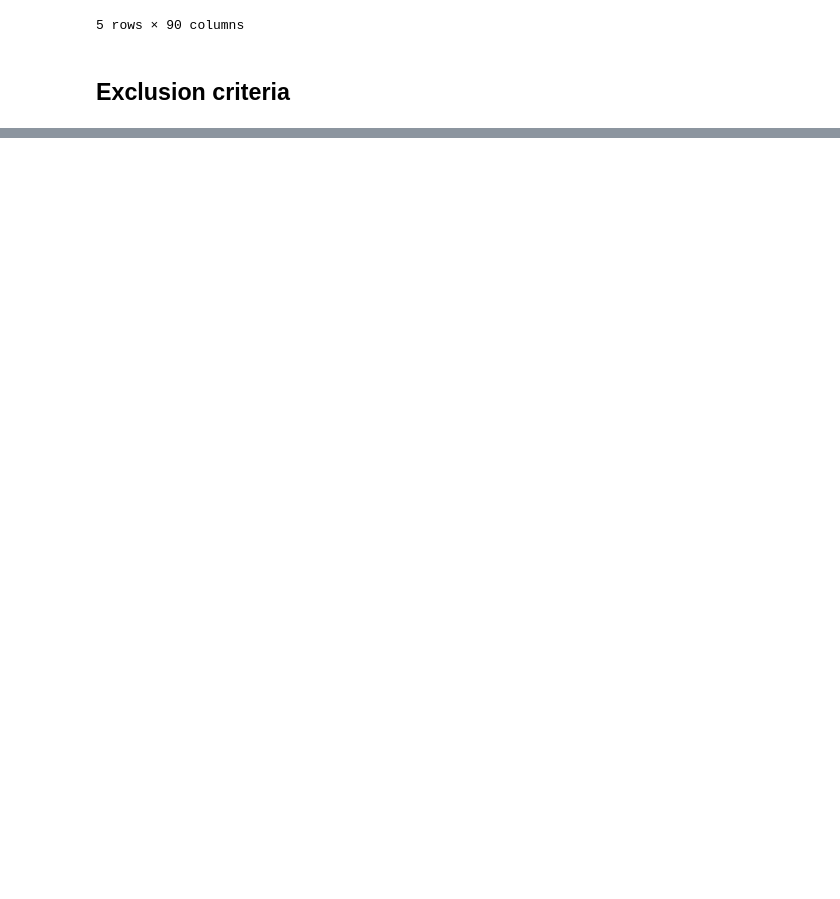
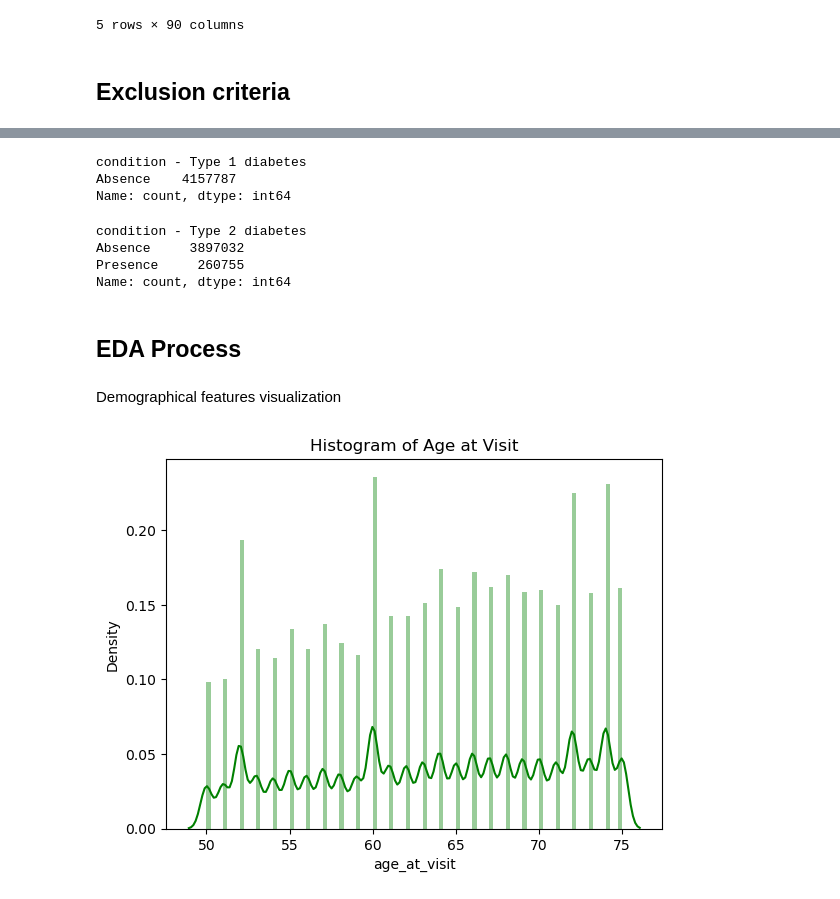
Before and after one commit to YuchenZhu2335/BIS568-final-project, a Jupyter notebook: final project.py.ipynb, the cells around one changed output, grey strips where cells are left out. Cells and saved outputs as stored; diff of their text form; code cells hidden in the pictures; blank space fills up the shorter version.

Commit message:
Add files via upload
This is the updated full code of developing machine learning models based on Mimic 3 database to predict type II diabetes using Linear Regression, Random Forest and XGBoost.

```diff
--- a/final project.py.ipynb
+++ b/final project.py.ipynb
@@ -615,0 +513,11 @@ plt.show()
+# %%
+df_cleaned1['Creatinine [Mass/volume] in Serum or Plasma'] = pd.to_numeric(df_cleaned1['Creatinine [Mass/volume] in Serum or Plasma'], errors='coerce')
+# Renal impairment exclusion
+# Assuming the upper limit for women is 1.4 and for men is 1.5 for creatinine levels
+# Assuming gender is coded as 'M' for male and 'F' for female in 'gender_concept_ID' column
+# We will use a simple condition assuming all 'M' are men and all 'F' are women
+df_cleaned1 = df_cleaned1[((df_cleaned1['Creatinine [Mass/volume] in Serum or Plasma'] <= 1.4) &
+                           (df_cleaned1['gender_concept_ID'] == 'F')) |
+                          ((df_cleaned1['Creatinine [Mass/volume] in Serum or Plasma'] <= 1.5) &
+                           (df_cleaned1['gender_concept_ID'] == 'M')) |
+                          (df_cleaned1['Creatinine [Mass/volume] in Serum or Plasma'].isna())]
@@ -615,0 +526,35 @@ plt.show()
+# %%
+#build column to justify Type 1 diabetes
+type_1_diabetes_concepts = df_condition[df_condition['concept_name'].str.contains('Type 1 diabetes mellitus', case=False, na=False)]
+df_cleaned2 = pd.merge(df_cleaned1, type_1_diabetes_concepts[['person_id', 'concept_name']], on='person_id', how='left')
+# Add a column to `df_cleaned2` that indicates the presence of 'Type 1 diabetes mellitus'
+df_cleaned2['condition - Type 1 diabetes'] = merged_df['concept_name'].apply(lambda x: 'Presence' if pd.notnull(x) and 'type 1 diabetes mellitus' in x.lower() else 'Absence')
+# %%
+# Step 3: Add a column to `df_cleaned2` that indicates the presence of 'Type 1 diabetes mellitus'
+df_cleaned2['condition - Type 1 diabetes'] = df_cleaned2['concept_name'].apply(lambda x: 'Presence' if pd.notnull(x) and 'type 1 diabetes mellitus' in x.lower() else 'Absence')
+# %%
+df_cleaned2 = df_cleaned2[df_cleaned2['condition - Type 1 diabetes'] != 'Presence']
+# %%
+print(df_cleaned2['condition - Type 1 diabetes'].value_counts())
+# %% [output]
+condition - Type 1 diabetes
+Absence    4157787
+Name: count, dtype: int64
+# %%
+print(df_cleaned2['condition - Type 2 diabetes'].value_counts())
+# %% [output]
+condition - Type 2 diabetes
+Absence     3897032
+Presence     260755
+Name: count, dtype: int64
+# %% [markdown]
+## EDA Process
+# %% [markdown]
+Demographical features visualization
+# %%
+# create histogram for age_at_visit
+sns.distplot(df_cleaned2['age_at_visit'], color='g', bins=100, hist_kws={'alpha': 0.4});
+plt.title('Histogram of Age at Visit');
+plt.show()
+# %% [output]
+[figure, added]
```
Also changed, not shown: parts of 56 cells of this notebook.
